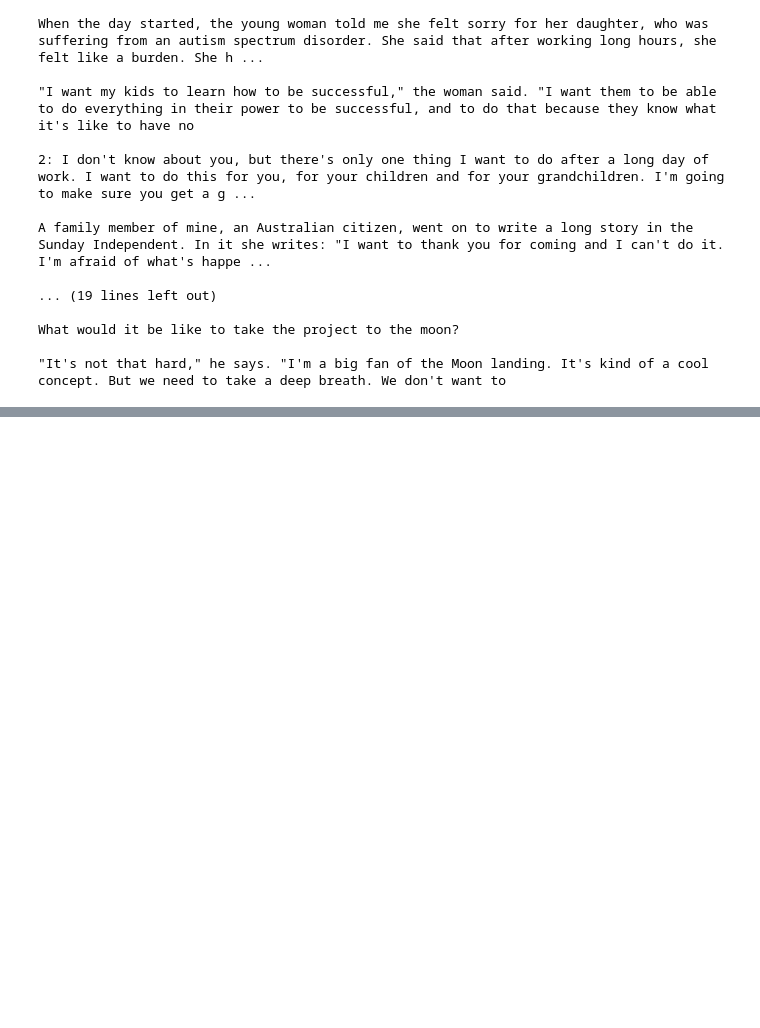
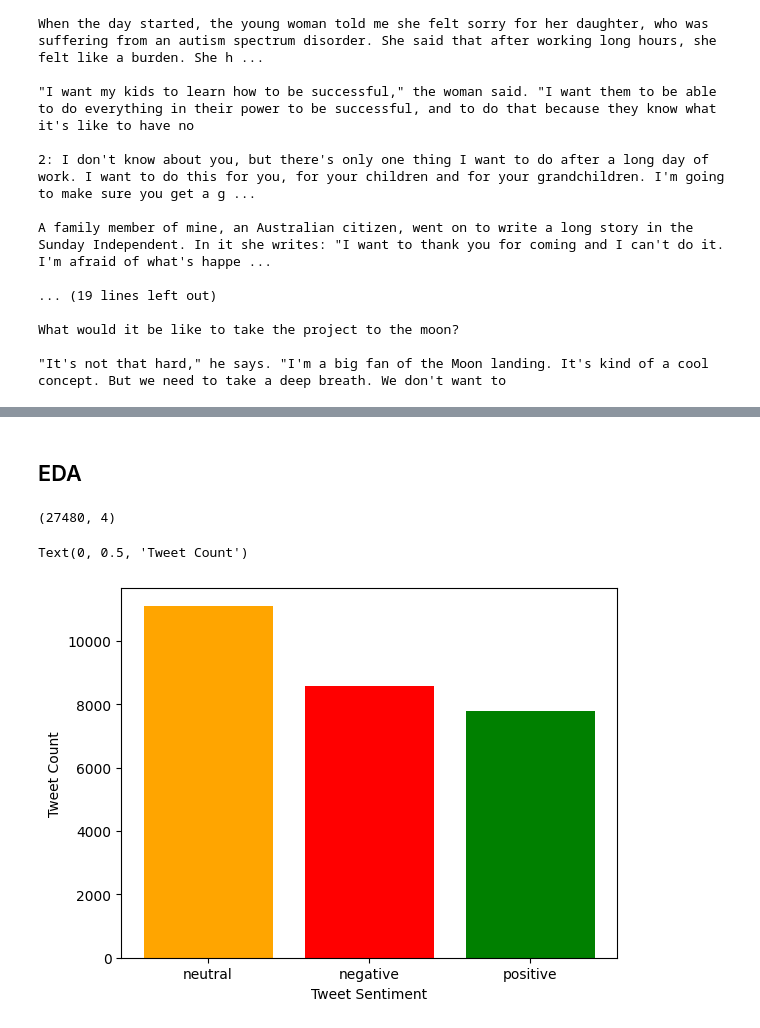
Before and after one commit to minimartzz/tensorflow-cookbook, a Jupyter notebook: ch10 transformers/basic_transformers.ipynb, the cells around one changed output, grey strips where cells are left out. Cells and saved outputs as stored; diff of their text form; code cells hidden in the pictures; blank space fills up the shorter version.

Commit message:
Update: Sentiment analysis section started

```diff
--- a/ch10 transformers/basic_transformers.ipynb
+++ b/ch10 transformers/basic_transformers.ipynb
@@ -284,0 +505,4 @@ What would it be like to take the project to the moon?
+# %%
+df = pd.read_csv("../data/sentiment/train.csv")
+df = df.dropna()
+df.head()
@@ -284,0 +519,15 @@ What would it be like to take the project to the moon?
+# %% [markdown]
+## EDA
+# %%
+df_clean.shape
+# %% [output]
+(27480, 4)
+# %%
+# Distribution of tweets by sentiment
+colours = ['orange', 'red', 'green']
+plt.bar(df['sentiment'].unique(), df['sentiment'].value_counts(), color=colours)
+plt.xlabel('Tweet Sentiment')
+plt.ylabel('Tweet Count')
+# %% [output]
+Text(0, 0.5, 'Tweet Count')
+[figure, added]
```
Also changed, not shown: parts of 16 cells of this notebook, 1 other file.
